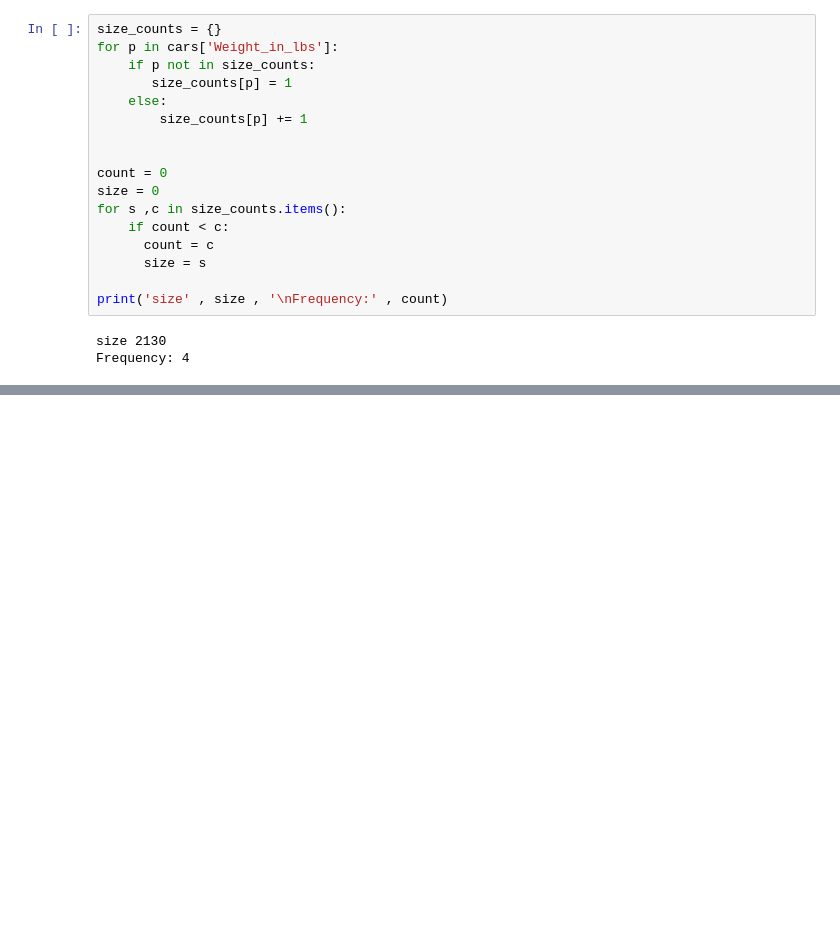
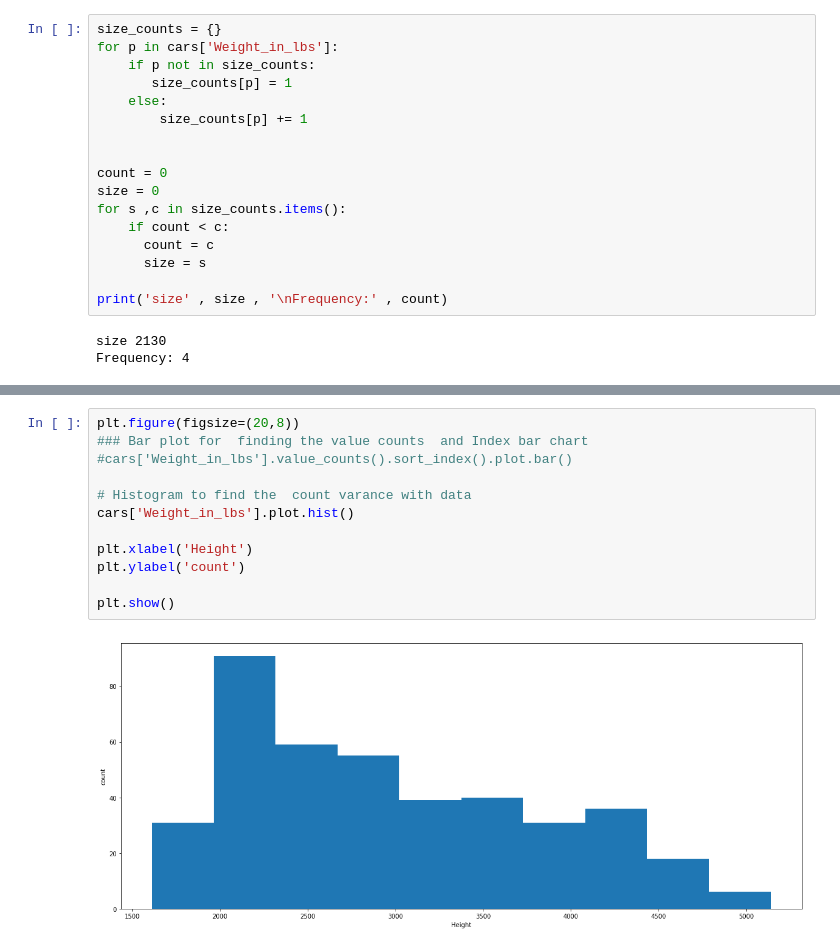
Before and after one commit to ragalaa/Directory, a Jupyter notebook: Untitled2.ipynb, the cells around one changed output, grey strips where cells are left out. Saved outputs shown, nothing was run; the diff lists cells and outputs as text; blank space fills up the shorter version.

```diff
--- a/Untitled2.ipynb
+++ b/Untitled2.ipynb
@@ -36,0 +82,14 @@ Frequency: 4
+# %%
+plt.figure(figsize=(20,8))
+### Bar plot for  finding the value counts  and Index bar chart
+#cars['Weight_in_lbs'].value_counts().sort_index().plot.bar()
+
+# Histogram to find the  count varance with data
+cars['Weight_in_lbs'].plot.hist()
+
+plt.xlabel('Height')
+plt.ylabel('count')
+
+plt.show()
+# %% [output]
+[figure, added]
```
Also changed, not shown: parts of 17 cells of this notebook.
